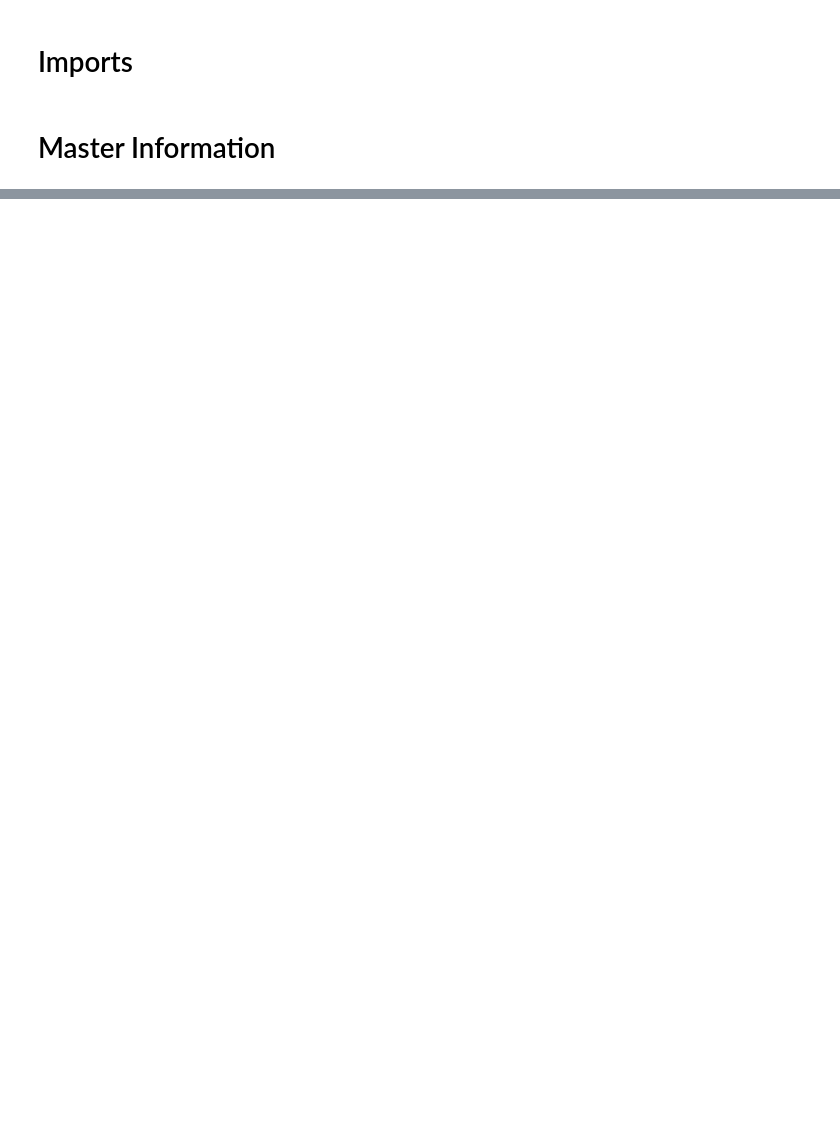
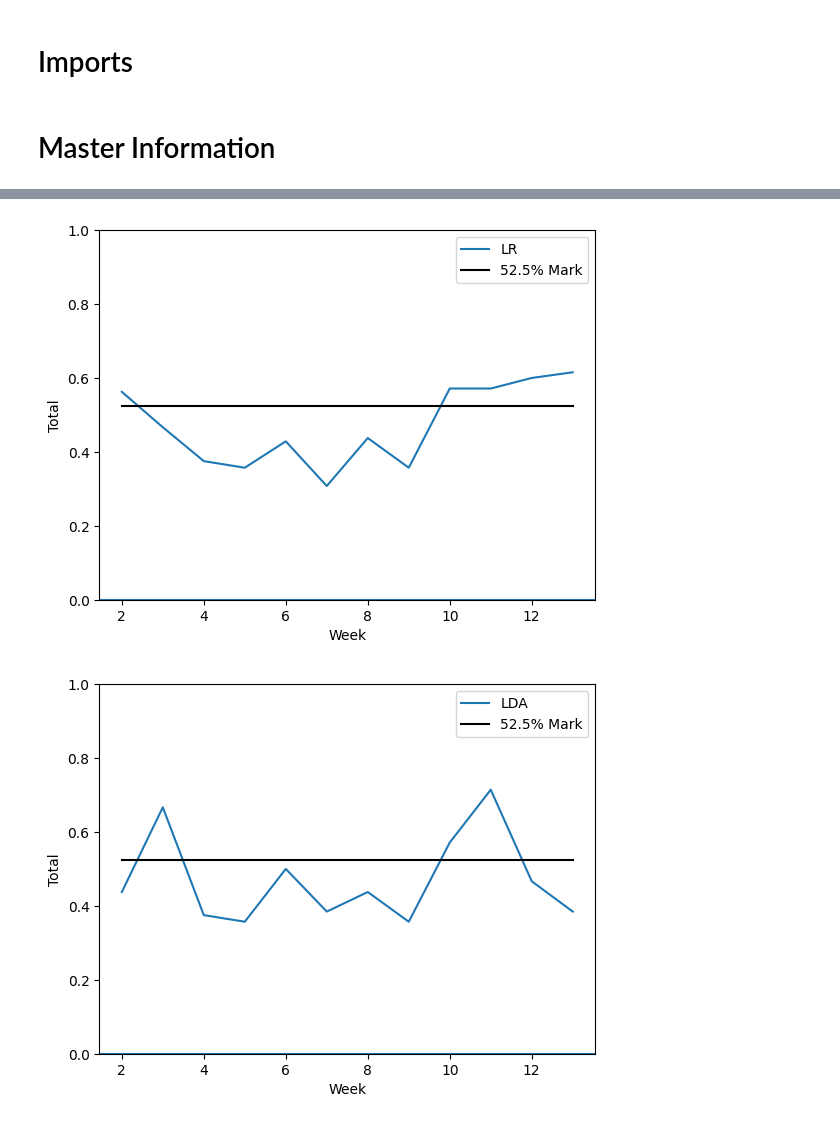
Before and after one commit to tkusak27/nfl-spreads-ai, a Jupyter notebook: nfl_spreads.ipynb, the cells around one changed output, grey strips where cells are left out. Drawn from its saved outputs; the diff is of its cells as text; code cells hidden in the pictures; blank space fills up the shorter version.

```diff
--- a/nfl_spreads.ipynb
+++ b/nfl_spreads.ipynb
@@ -247,15 +250,0 @@ DTC: [0.375, 0.4, 0.75, 0.2857142857142857, 0.5, 0.6923076923076923, 0.625, 0.5,
-# %%
-# plot the data
-
-weeks = [i for i in range(2, CURRENT_WEEK)]
-
-for i in range(len(tags)):
-  print(results[tags[i]])
-  plt.plot(weeks, results[tags[i]], label=tags[i])
-plt.plot(weeks, [0.5 for _ in range(len(weeks))], label="50% Mark", color="black")
-plt.ylim(0, 1)
-plt.xlabel('Week')
-plt.ylabel('Total')
-plt.legend()
-plt.axhline()
-plt.show()
@@ -382,0 +631,14 @@ DTC: [0.4375, 0.3333333333333333, 0.4375, 0.6428571428571429, 0.5714285714285714
+# %%
+# plot the data
+
+def graph_results(dictionary, tags):
+  weeks = [i for i in range(2, CURRENT_WEEK + 1)]
+  for i in range(len(tags)):
+    plt.plot(weeks, dictionary[tags[i]], label=tags[i])
+    plt.plot(weeks, [0.525 for _ in range(len(weeks))], label="52.5% Mark", color="black")
+    plt.ylim(0, 1)
+    plt.xlabel('Week')
+    plt.ylabel('Total')
+    plt.legend()
+    plt.axhline()
+    plt.show()
@@ -382,0 +647,8 @@ DTC: [0.4375, 0.3333333333333333, 0.4375, 0.6428571428571429, 0.5714285714285714
+# %%
+tags =        ["LR", "LDA", "DTC", "KNN", "GNB", "GBC"]
+# %%
+# Get spread results
+spread_results = run_spreads(fade=False)
+print("SPREAD CLASSIFER TESTING RESULTS")
+output_table(spread_results)
+print("\n")
@@ -382,0 +721,7 @@ DTC: [0.4375, 0.3333333333333333, 0.4375, 0.6428571428571429, 0.5714285714285714
+# %%
+# Graph results
+# Spread testing
+graph_results(tags=tags, dictionary=spread_results)
+# %% [output]
+[figure, added]
+[figure, added]
```
Also changed, not shown: parts of 37 cells of this notebook.
